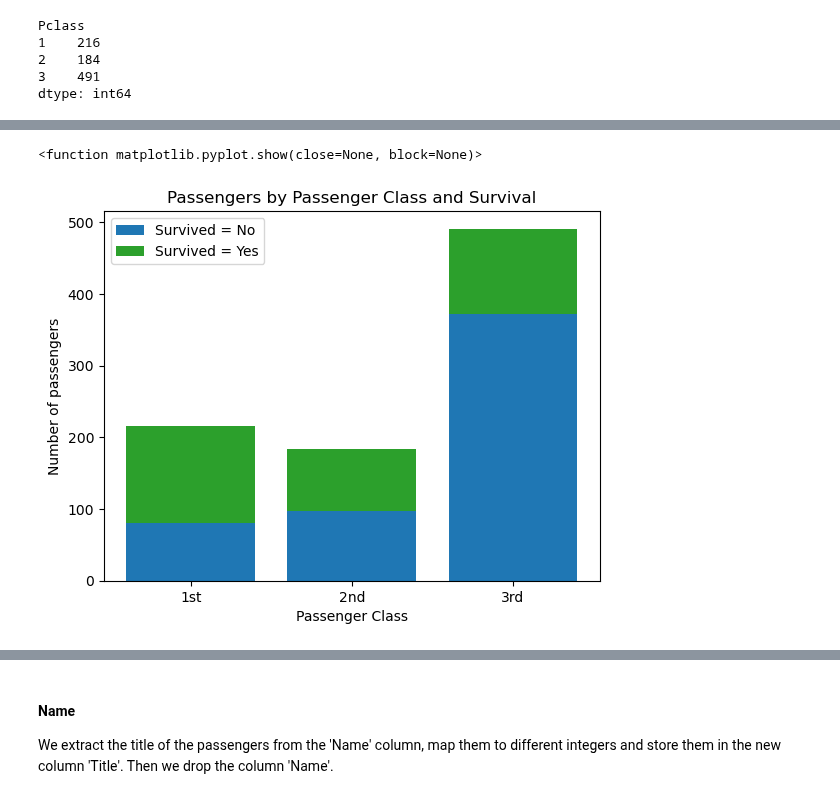
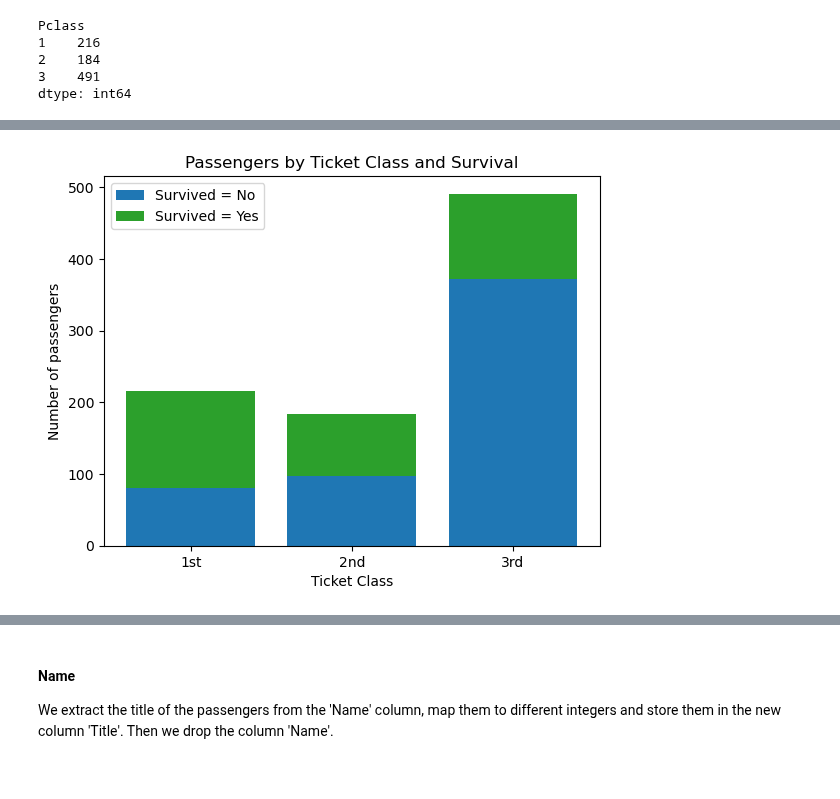
Before and after one commit to mariusjb/dm1-titanic, a Jupyter notebook: preprocessing.ipynb, the cells around one changed output, grey strips where cells are left out. Drawn from its saved outputs; the diff is of its cells as text; code cells hidden in the pictures.

```diff
--- a/preprocessing.ipynb
+++ b/preprocessing.ipynb
@@ -103,5 +97,5 @@ plt.bar(np.arange(2), df.groupby('Survived').count()['Name'])
 [figure]
 # %%
 # change datatype from integer to object
-df['Survived'] = df['Survived'].astype(object)
-df['Survived'].value_counts().plot(kind='bar', rot = 0)
+#df['Survived'] = df['Survived'].astype(object)
+#df['Survived'].value_counts().plot(kind='bar', rot = 0)
@@ -133,6 +124,6 @@ plt.bar(np.arange(3), df.groupby('Pclass').count()['Name'])
 [figure]
 # %%
 # change datatype from integer to object
-df['Pclass'] = df['Pclass'].astype(object)
+#df['Pclass'] = df['Pclass'].astype(object)
 
-df['Pclass'].value_counts().loc[[1,2,3]].plot(kind='bar', rot = 0)
+#df['Pclass'].value_counts().loc[[1,2,3]].plot(kind='bar', rot = 0)
@@ -142,20 +130,20 @@ df['Pclass'].value_counts().loc[[1,2,3]].plot(kind='bar', rot = 0)
 # %%
 Surv_0 = df.groupby(['Pclass', 'Survived']).count()['Sex'].loc[:,0]
 Surv_1 = df.groupby(['Pclass', 'Survived']).count()['Sex'].loc[:,1]
 
-plt.xlabel('Passenger Class')
+plt.xlabel('Ticket Class')
 plt.ylabel('Number of passengers')
-plt.title('Passengers by Passenger Class and Survival')
+plt.title('Passengers by Ticket Class and Survival')
 plt.xticks(np.arange(3), ('1st', '2nd', '3rd'))
 plt.bar(np.arange(3), Surv_0, color = 'tab:blue')
 plt.bar(np.arange(3), Surv_1, color = 'tab:green', bottom = Surv_0)
 plt.legend( ('Survived = No', 'Survived = Yes'), loc = 2 )
 plt.show
+plt.savefig("figures\\pclass_survived_distribution.jpg")
 
 #colors: https://matplotlib.org/stable/gallery/color/named_colors.html
 # %% [output]
-<function matplotlib.pyplot.show(close=None, block=None)>
-[figure, old version]
+[figure, new version]
 # %%
 # transforming the values in survival rates
 survival_rate = Surv_1 / (Surv_0 + Surv_1)
```
Also changed, not shown: parts of 20 cells of this notebook, 5 other files.
